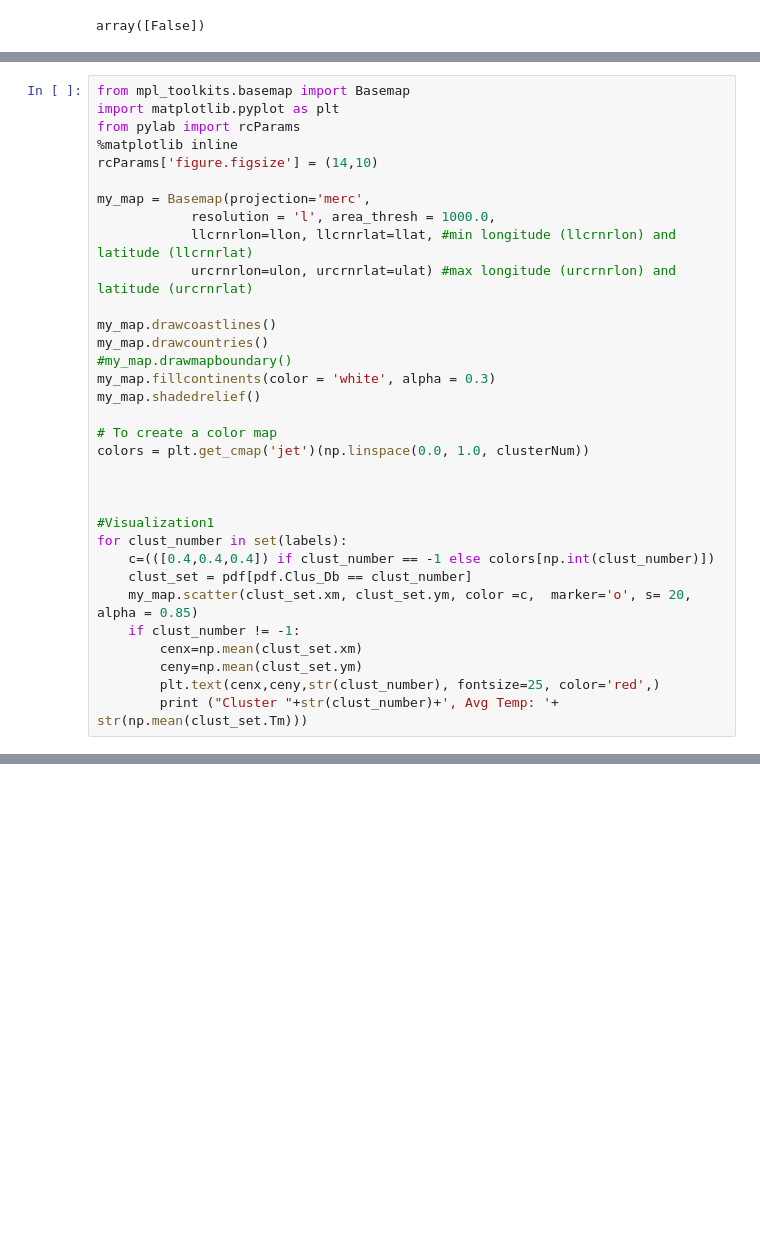
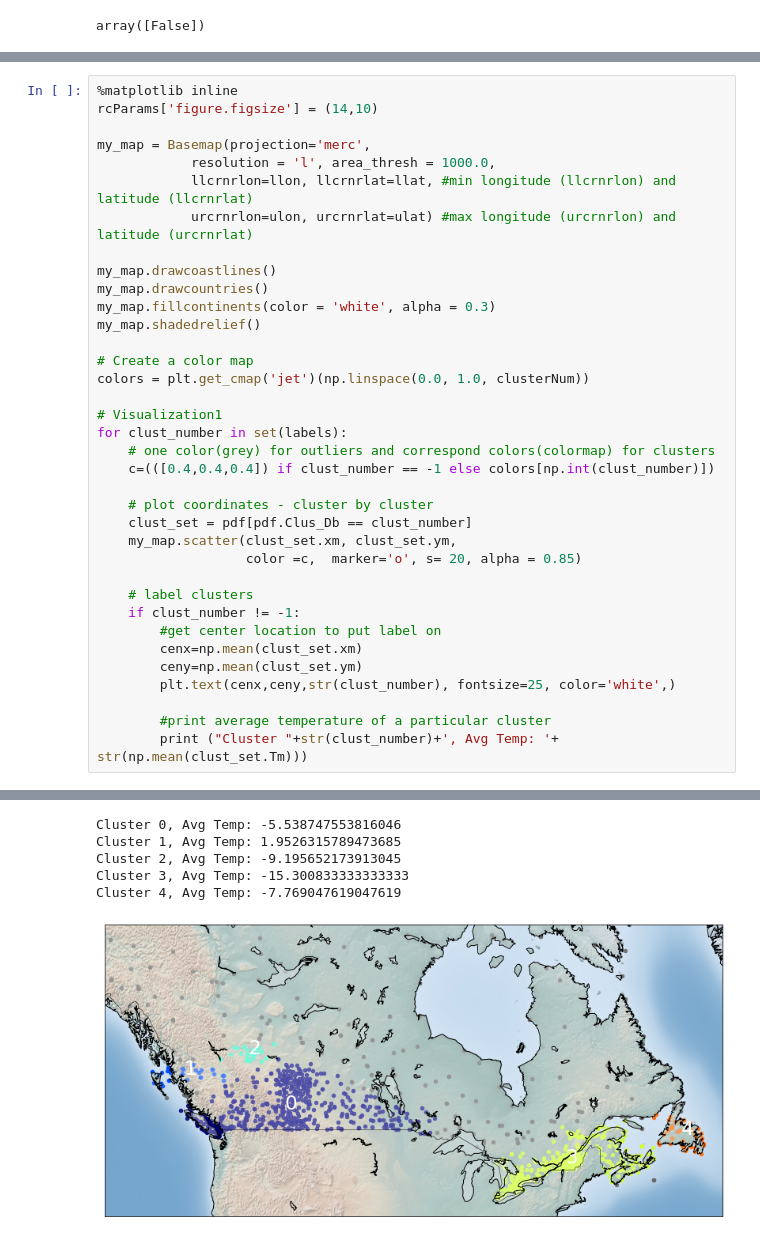
Before and after one commit to TimKong21/IBM-Data-Science-Professional-Certificate, a Jupyter notebook: Machine Learning with Python/Week 4_DBSCAN clustering/ML0101EN-Clus-DBSCN-weather.ipynb, the cells around one changed output, grey strips where cells are left out. Cells and saved outputs as stored; diff of their text form; blank space fills up the shorter version.

```diff
--- a/Machine Learning with Python/Week 4_DBSCAN clustering/ML0101EN-Clus-DBSCN-weather.ipynb
+++ b/Machine Learning with Python/Week 4_DBSCAN clustering/ML0101EN-Clus-DBSCN-weather.ipynb
@@ -358,7 +396,4 @@ Now, we can visualize the clusters using basemap:
 # %%
-from mpl_toolkits.basemap import Basemap
-import matplotlib.pyplot as plt
-from pylab import rcParams
 %matplotlib inline
 rcParams['figure.figsize'] = (14,10)
 
@@ -369,22 +404,29 @@ my_map = Basemap(projection='merc',
 
 my_map.drawcoastlines()
 my_map.drawcountries()
-#my_map.drawmapboundary()
 my_map.fillcontinents(color = 'white', alpha = 0.3)
 my_map.shadedrelief()
 
-# To create a color map
+# Create a color map
 colors = plt.get_cmap('jet')(np.linspace(0.0, 1.0, clusterNum))
 
+# Visualization1
+for clust_number in set(labels):
+    # one color(grey) for outliers and correspond colors(colormap) for clusters
+    c=(([0.4,0.4,0.4]) if clust_number == -1 else colors[np.int(clust_number)])
 
+    # plot coordinates - cluster by cluster
+    clust_set = pdf[pdf.Clus_Db == clust_number]
+    my_map.scatter(clust_set.xm, clust_set.ym,
+                   color =c,  marker='o', s= 20, alpha = 0.85)
 
-#Visualization1
-for clust_number in set(labels):
-    c=(([0.4,0.4,0.4]) if clust_number == -1 else colors[np.int(clust_number)])
-    clust_set = pdf[pdf.Clus_Db == clust_number]
-    my_map.scatter(clust_set.xm, clust_set.ym, color =c,  marker='o', s= 20, alpha = 0.85)
+    # label clusters
     if clust_number != -1:
+        #get center location to put label on
         cenx=np.mean(clust_set.xm)
         ceny=np.mean(clust_set.ym)
-        plt.text(cenx,ceny,str(clust_number), fontsize=25, color='red',)
+        plt.text(cenx,ceny,str(clust_number), fontsize=25, color='white',)
+
+        #print average temperature of a particular cluster
         print ("Cluster "+str(clust_number)+', Avg Temp: '+ str(np.mean(clust_set.Tm)))
+# %% [output]
@@ -391 +442,7 @@ for clust_number in set(labels):
+Cluster 0, Avg Temp: -5.538747553816046
+Cluster 1, Avg Temp: 1.9526315789473685
+Cluster 2, Avg Temp: -9.195652173913045
+Cluster 3, Avg Temp: -15.300833333333333
+Cluster 4, Avg Temp: -7.769047619047619
+[figure, added]
 # %% [markdown]
```
Also changed, not shown: parts of 27 cells of this notebook.
